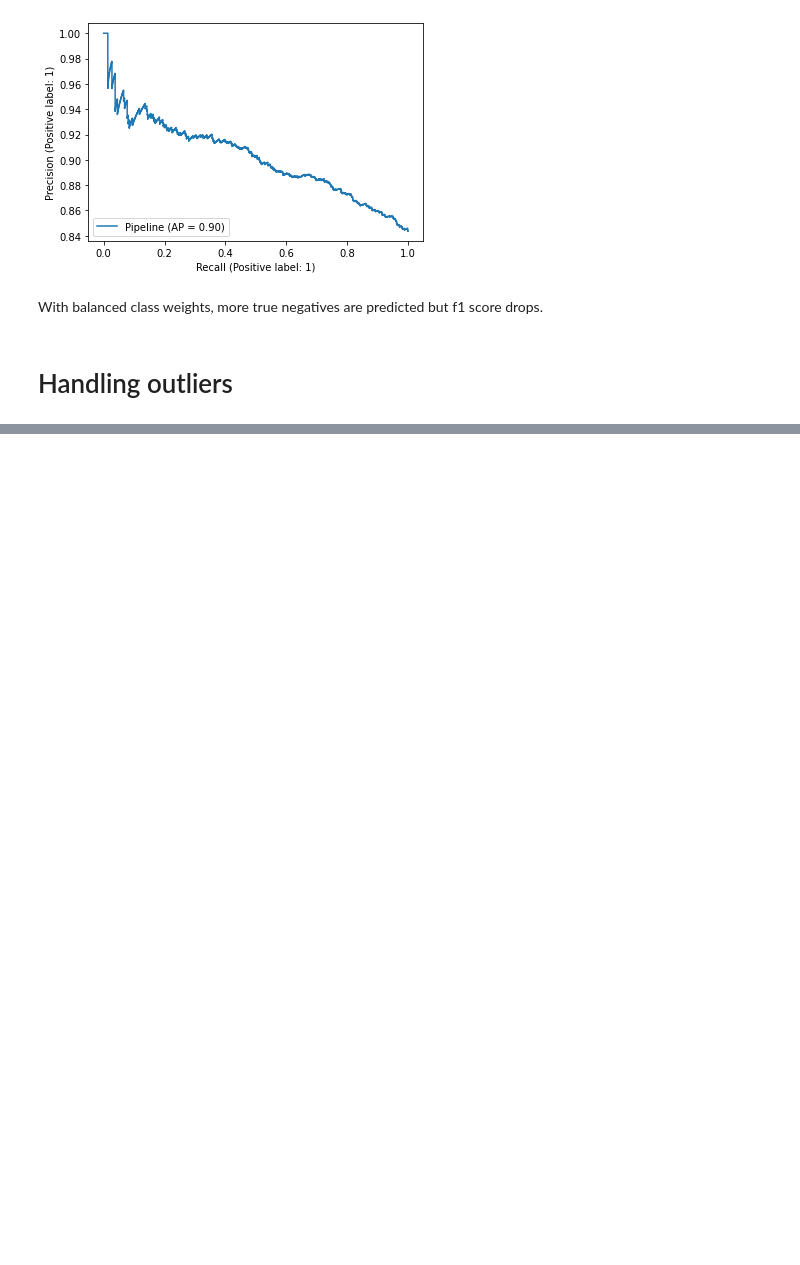
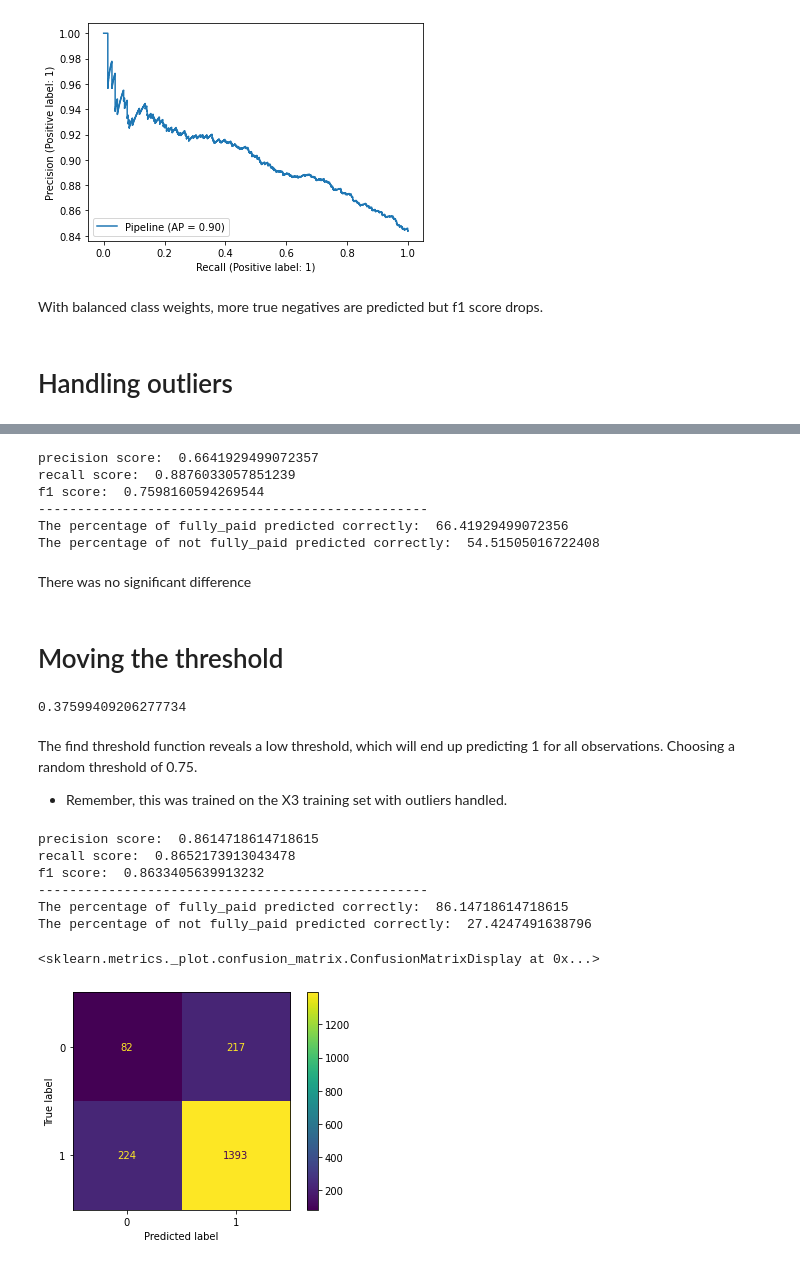
Before and after one commit to mathisme/ThinkfulSLCap, a Jupyter notebook: notebooks/Logistic Regression.ipynb, the cells around one changed output, grey strips where cells are left out. Drawn from its saved outputs; the diff is of its cells as text; code cells hidden in the pictures; blank space fills up the shorter version.

```diff
--- a/notebooks/Logistic Regression.ipynb
+++ b/notebooks/Logistic Regression.ipynb
@@ -225,0 +278,38 @@ As only 1 feature had outlier values there was no difference when the feature wa
+# %%
+print_scores(lr3, X_test, y_test)
+# %% [output]
+precision score:  0.6641929499072357
+recall score:  0.8876033057851239
+f1 score:  0.7598160594269544
+--------------------------------------------------
+The percentage of fully_paid predicted correctly:  66.41929499072356
+The percentage of not fully_paid predicted correctly:  54.51505016722408
+# %% [markdown]
+There was no significant difference
+# %% [markdown]
+# Moving the threshold
+# %%
+find_threshold(lr1, X3_train, y_train)
+# %% [output]
+0.37599409206277734
+# %% [markdown]
+The find threshold function reveals a low threshold, which will end up predicting 1 for all observations.  Choosing a random threshold of 0.75.
+
+* Remember, this was trained on the X3 training set with outliers handled.
+# %%
+print_scores(lr1, X_test, y_test, threshold=0.75)
+# %% [output]
+precision score:  0.8614718614718615
+recall score:  0.8652173913043478
+f1 score:  0.8633405639913232
+--------------------------------------------------
+The percentage of fully_paid predicted correctly:  86.14718614718615
+The percentage of not fully_paid predicted correctly:  27.4247491638796
+# %%
+y_preds = get_preds(lr1, X_test, y_test, threshold=0.75)
+lr1_cm = confusion_matrix(y_test, y_preds)
+cm_disp = ConfusionMatrixDisplay(lr1_cm, display_labels=lr1.classes_)
+cm_disp.plot()
+# %% [output]
+<sklearn.metrics._plot.confusion_matrix.ConfusionMatrixDisplay at 0x...>
+[figure, added]
```
Also changed, not shown: parts of 20 cells of this notebook, 1 other file.
